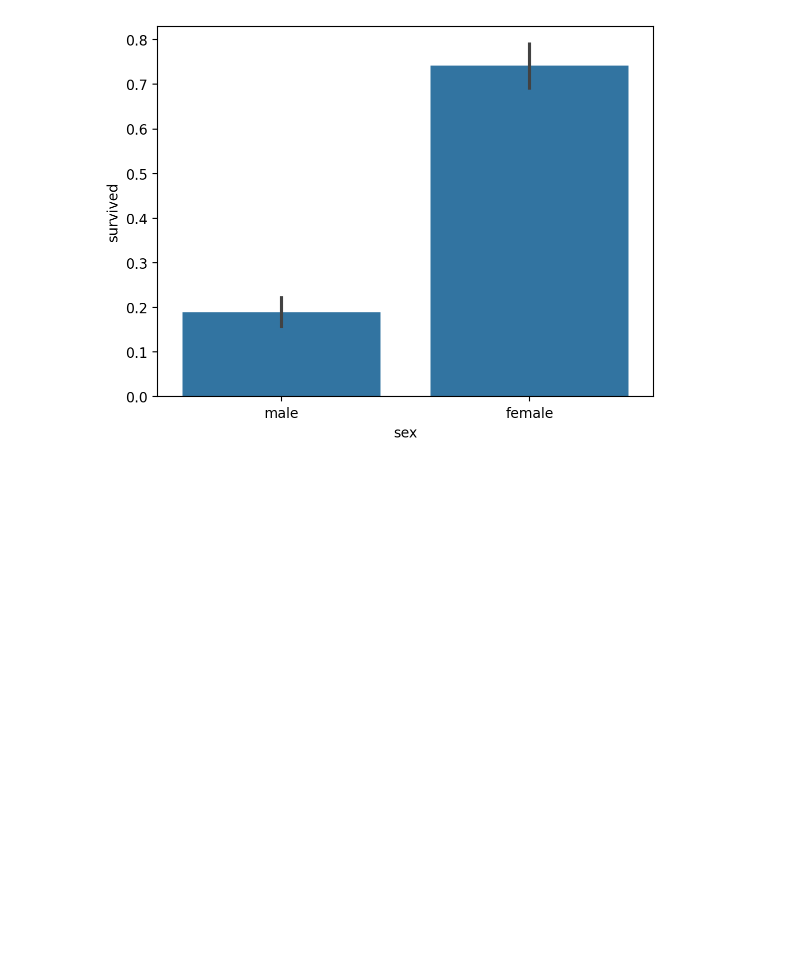
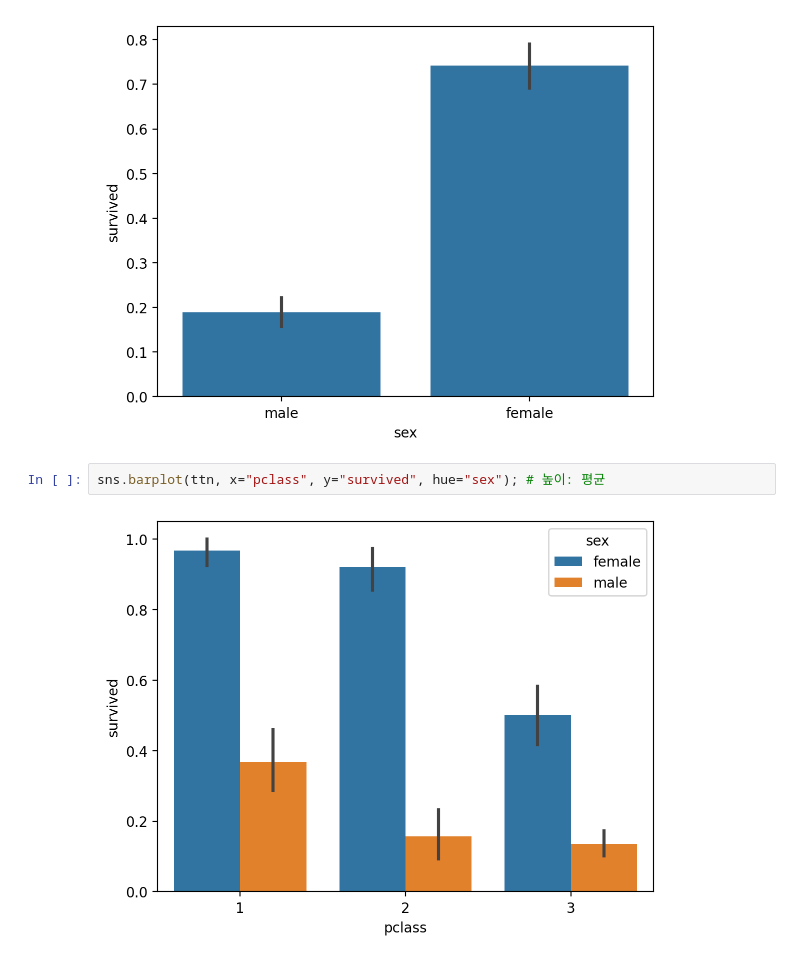
Before and after one commit to shimyoubin/2025-1-myclass-BDA, a Jupyter notebook: inclass/w4_B_wen_dataframe_application.ipynb, the cells around one changed output. Cells and saved outputs as stored; diff of their text form; blank space fills up the shorter version.

```diff
--- a/inclass/w4_B_wen_dataframe_application.ipynb
+++ b/inclass/w4_B_wen_dataframe_application.ipynb
@@ -551,3 +551,7 @@ dtype: float64
 sns.barplot(data =ttn, x="sex", y="survived");
 # %% [output]
 [figure]
+# %%
+sns.barplot(ttn, x="pclass", y="survived", hue="sex"); # 높이: 평균
+# %% [output]
+[figure, added]
```
Also changed, not shown: parts of 71 cells of this notebook.
